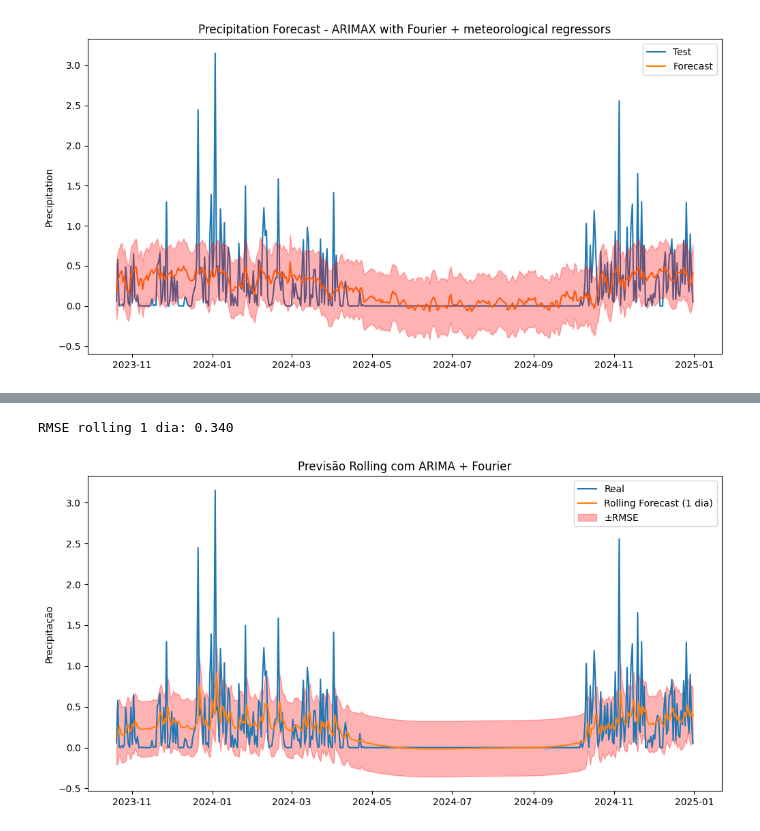
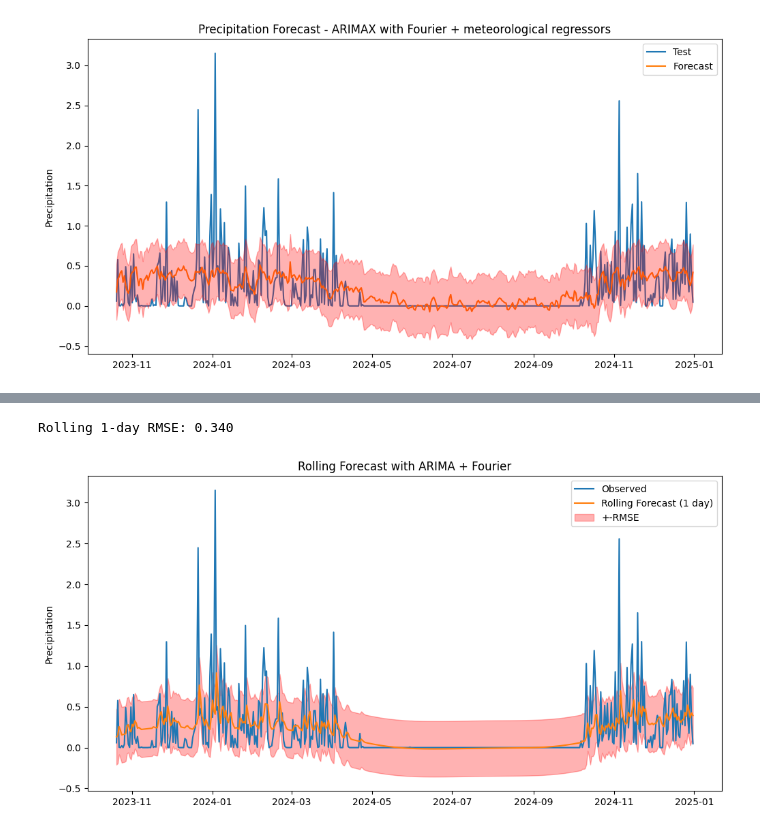
Before and after one commit to juliababa/TCC, a Jupyter notebook: src/forecast_other_variables_precipitacao.ipynb, the cells around one changed output, grey strips where cells are left out. Saved outputs shown, nothing was run; the diff lists cells and outputs as text; code cells hidden in the pictures.

```diff
--- a/src/forecast_other_variables_precipitacao.ipynb
+++ b/src/forecast_other_variables_precipitacao.ipynb
@@ -1174,7 +1170,7 @@ for i in range(n_test):
         actuals.append(full_values[end_idx])
 
 # Calcular RMSE
-rmse = mean_squared_error(actuals, forecast_rolling, squared=False)
+rmse = mean_squared_error(actuals, forecast_rolling) ** 0.5
 print(f"Rolling 1-day RMSE: {rmse:.3f}")
 
 # Plotar resultados
@@ -1201,32 +1197,32 @@ print(f"SMAPE: {smape_value}")
 # Porcentagem de pontos dentro do intervalo Previsto +- RMSE
 forecast_arr = np.array(forecast_rolling)
 lower_bound = forecast_arr - rmse
 upper_bound = forecast_arr + rmse
 actual_values = np.array(actuals)
 
 within_range = ((actual_values >= lower_bound) & (actual_values <= upper_bound)).mean() * 100
 print(f"Percentage of points within the interval (Predicted ± RMSE): {within_range:.2f}%")
 
 
 import pathlib
 
 # Montar DataFrame de saída
 df_out = pd.DataFrame({
     "data": pd.to_datetime(df_test.index).strftime("%Y-%m-%d"),
     "precipitacao_observada": np.array(actuals),
     "precipitacao_prevista": np.array(forecast_rolling)
 })
 
 # Arredondar os valores para 3 casas decimais
 df_out["precipitacao_observada"] = df_out["precipitacao_observada"].round(3)
 df_out["precipitacao_prevista"] = df_out["precipitacao_prevista"].round(3)
 
 # Salvar em CSV
 saida = pathlib.Path("forecast_arima_rolling_precipitacao.csv")
 df_out.to_csv(saida, sep=";", index=False, encoding="utf-8-sig")
 
 print(f"\nArquivo salvo com sucesso: {saida.resolve()}")
 print(df_out.head())
 # %% [output]
-RMSE rolling 1 dia: 0.340
+Rolling 1-day RMSE: 0.340
-[figure, old version]
+[figure, new version]
```
Also changed, not shown: parts of 7 cells of this notebook, 19 other files.
